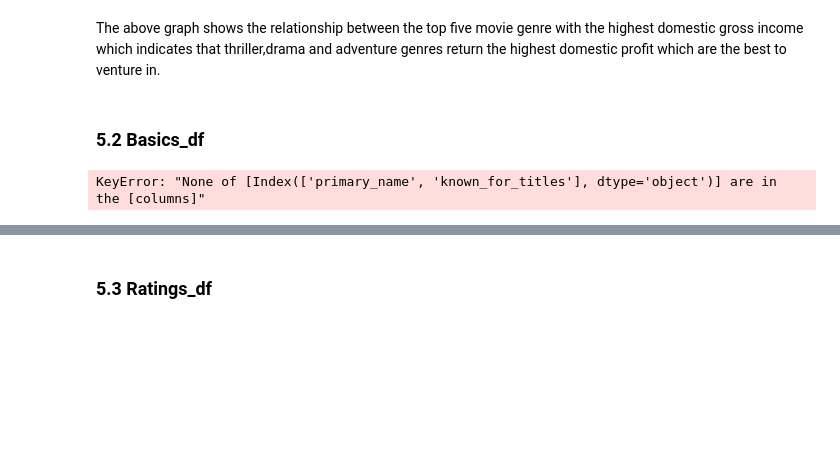
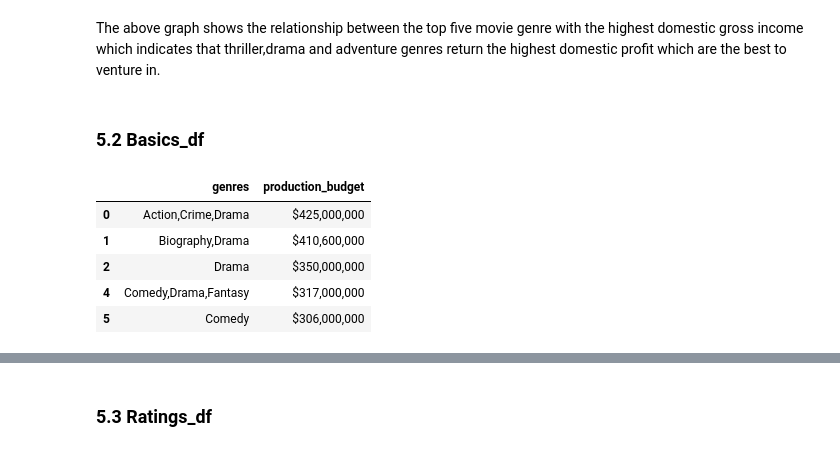
Before and after one commit to levine01/Movie-Analysis, a Jupyter notebook: index.ipynb, the cells around one changed output, grey strips where cells are left out. Cells and saved outputs as stored; diff of their text form; code cells hidden in the pictures; blank space fills up the shorter version.

```diff
--- a/index.ipynb
+++ b/index.ipynb
@@ -604,9 +617,14 @@ The above graph shows the relationship between the top five movie genre with the
 # %% [markdown]
 ### 5.2 Basics_df
 # %%
-#selecting relevant columns in basics
+#selecting relevant columns to use in gross
 #Creating a new dataframe with the selected columns.
-new_basics_df = basics_df[['primary_name', 'known_for_titles']]
-new_basics_df
+new_basics_df = budgets_and_basics[['genres', 'production_budget']]
+new_basics_df.head()
 # %% [output]
-KeyError: "None of [Index(['primary_name', 'known_for_titles'], dtype='object')] are in the [columns]"
+|  | genres | production_budget |
+| 0 | Action,Crime,Drama | $425,000,000 |
+| 1 | Biography,Drama | $410,600,000 |
+| 2 | Drama | $350,000,000 |
+| 4 | Comedy,Drama,Fantasy | $317,000,000 |
+| 5 | Comedy | $306,000,000 |
```
Also changed, not shown: parts of 18 cells of this notebook.
